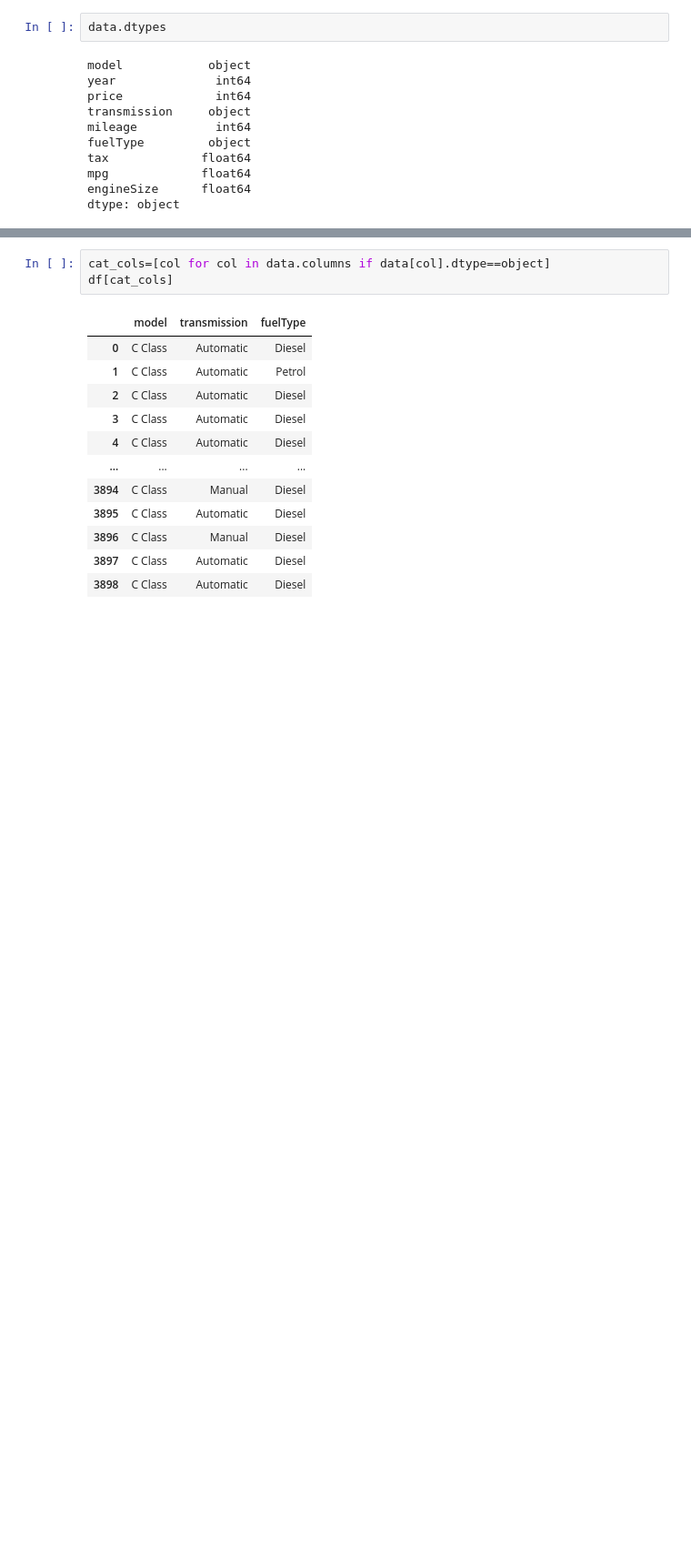
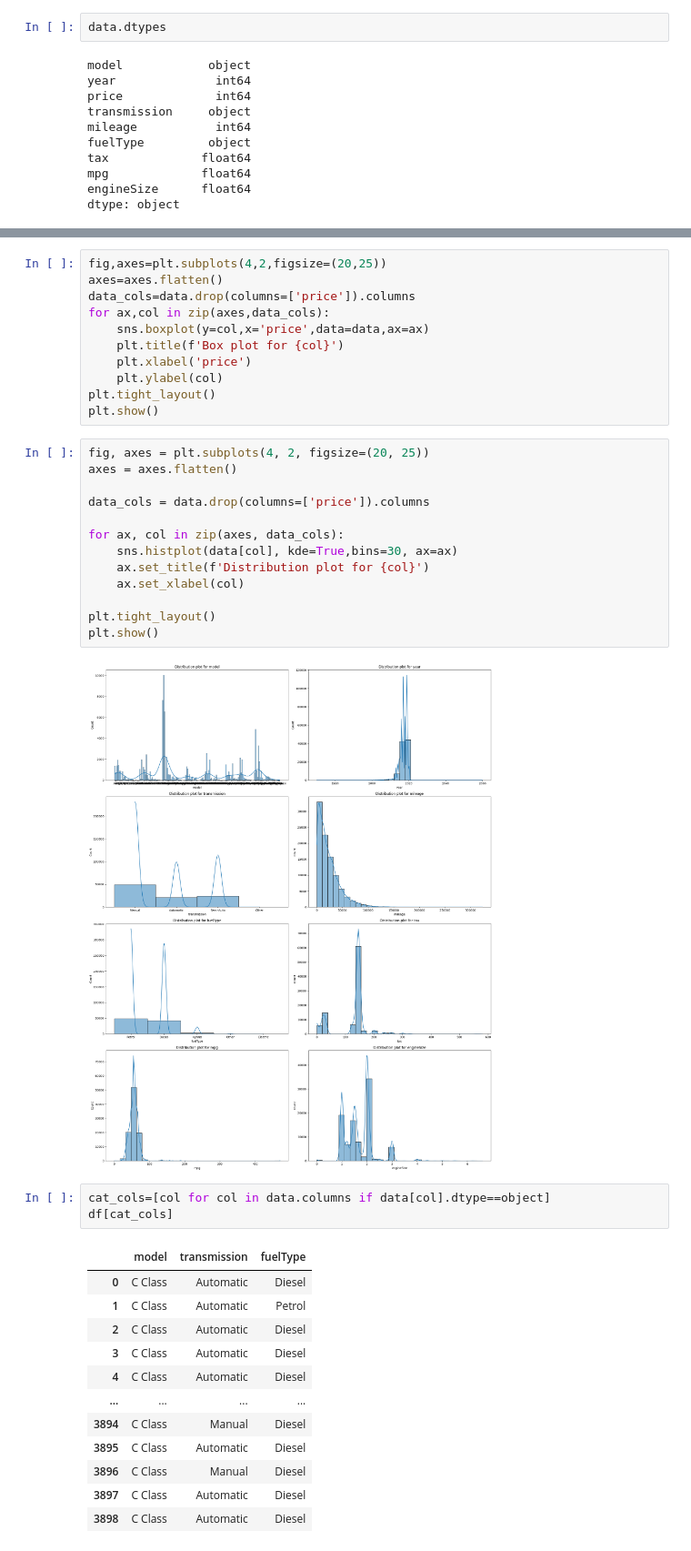
Before and after one commit to Aishwarya1223/Used-Car-Price-Prediction-System, a Jupyter notebook: price_prediction.ipynb, the cells around one changed output, grey strips where cells are left out. Shown at 91% size. Cells and saved outputs as stored; diff of their text form; blank space fills up the shorter version.

```diff
--- a/price_prediction.ipynb
+++ b/price_prediction.ipynb
@@ -232,3 +263,29 @@ dtype: object
+# %%
+fig,axes=plt.subplots(4,2,figsize=(20,25))
+axes=axes.flatten()
+data_cols=data.drop(columns=['price']).columns
+for ax,col in zip(axes,data_cols):
+    sns.boxplot(y=col,x='price',data=data,ax=ax)
+    plt.title(f'Box plot for {col}')
+    plt.xlabel('price')
+    plt.ylabel(col)
+plt.tight_layout()
+plt.show()
+# %%
+fig, axes = plt.subplots(4, 2, figsize=(20, 25))
+axes = axes.flatten()
+
+data_cols = data.drop(columns=['price']).columns
+
+for ax, col in zip(axes, data_cols):
+    sns.histplot(data[col], kde=True,bins=30, ax=ax)
+    ax.set_title(f'Distribution plot for {col}')
+    ax.set_xlabel(col)
+
+plt.tight_layout()
+plt.show()
+# %% [output]
+[figure, added]
 # %%
 cat_cols=[col for col in data.columns if data[col].dtype==object]
 df[cat_cols]
```
Also changed, not shown: parts of 44 cells of this notebook, 3 other files.
